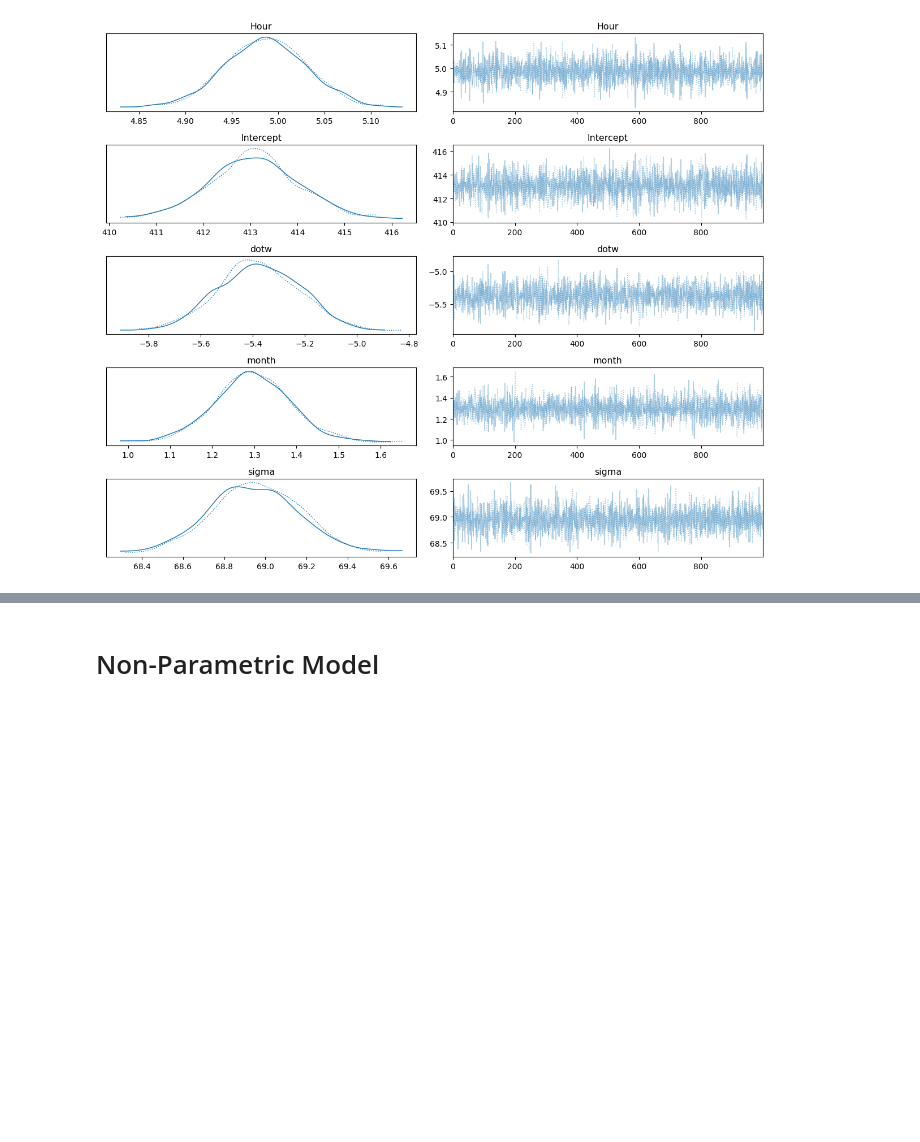
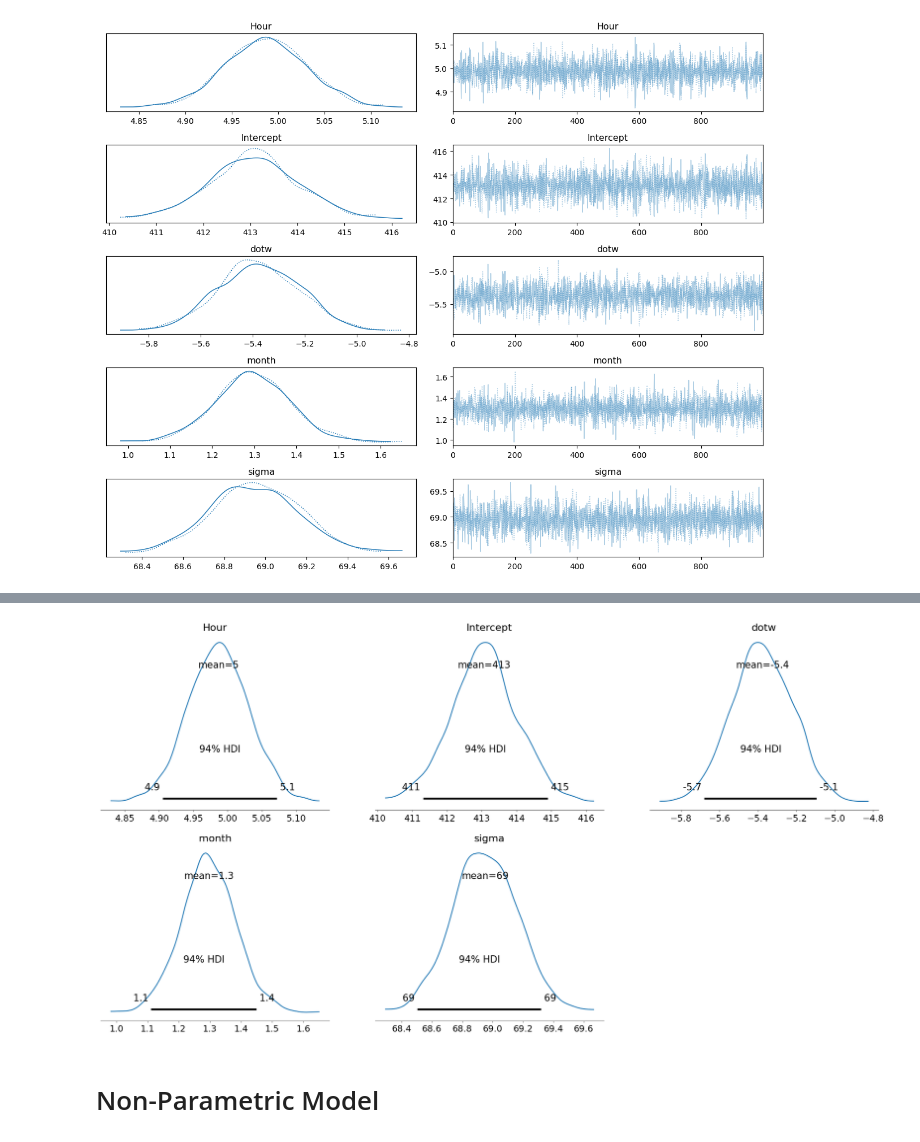
Before and after one commit to omarmejiaa/ds102_finalproj, a Jupyter notebook: q2_12_2.ipynb, the cells around one changed output, grey strips where cells are left out. Drawn from its saved outputs; the diff is of its cells as text; code cells hidden in the pictures; blank space fills up the shorter version.

```diff
--- a/q2_12_2.ipynb
+++ b/q2_12_2.ipynb
@@ -189,2 +236,6 @@ TO DO:
+# %%
+az.plot_posterior(gaussian_trace);
+# %% [output]
+[figure, added]
 # %% [markdown]
 # Non-Parametric Model
```
Also changed, not shown: parts of 23 cells of this notebook.
